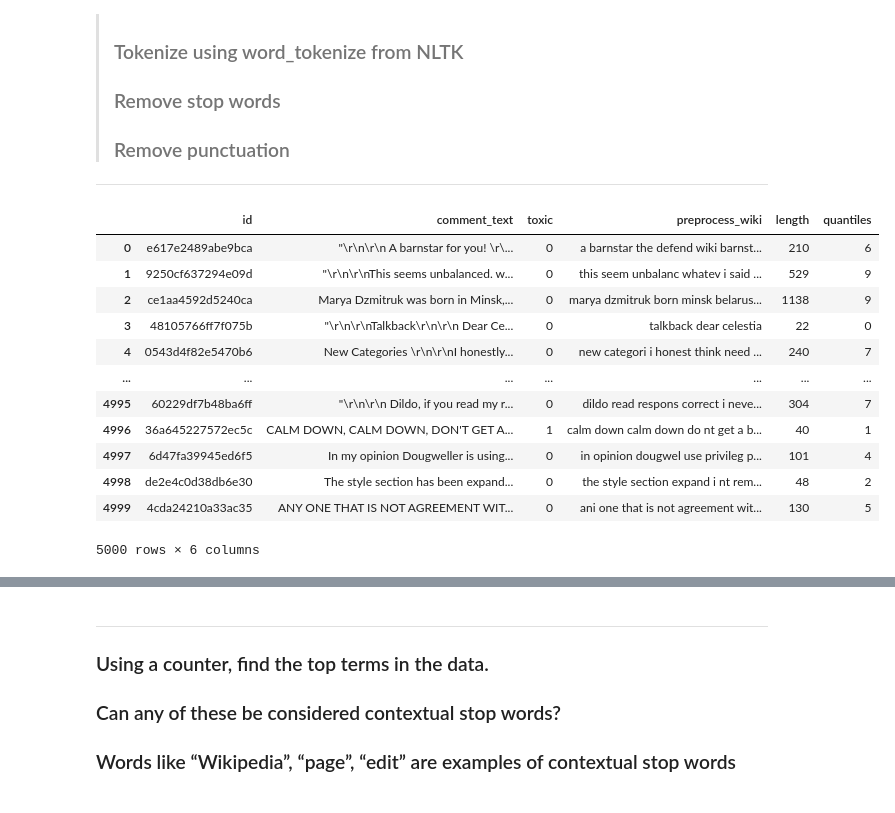
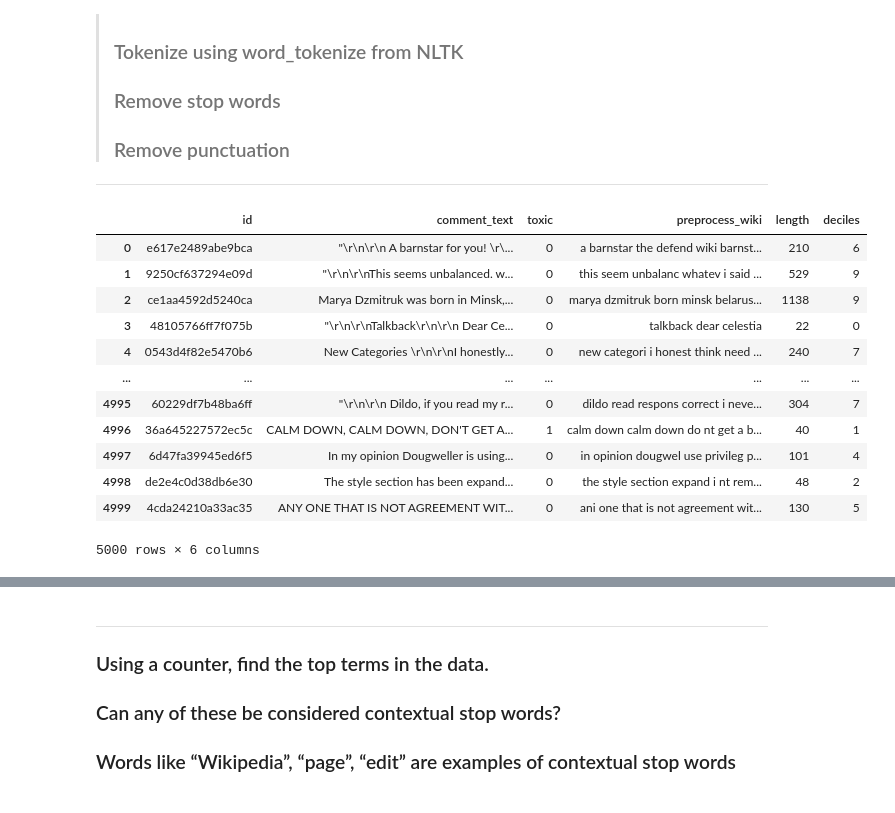
Before and after one commit to vikassharma555/Assignments, a Jupyter notebook: Proj_Wiki_Toxicity/Wiki_Toxicity_Anaysis.ipynb, the cells around one changed output, grey strips where cells are left out. Cells and saved outputs as stored; diff of their text form; code cells hidden in the pictures.

```diff
--- a/Proj_Wiki_Toxicity/Wiki_Toxicity_Anaysis.ipynb
+++ b/Proj_Wiki_Toxicity/Wiki_Toxicity_Anaysis.ipynb
@@ -492,14 +469,14 @@ Name: toxic, dtype: int64
 # %%
 # add more items to stop words...common words to remove
 for x in range(ord('b'), ord('z')+1):
     stop_words.add(chr(x))
 
 wiki['preprocess_wiki'] = wiki['comment_text'].apply(preprocess_Wiki, args=(stop_words,))
 wiki['length'] = wiki['preprocess_wiki'].apply(len)
-wiki['quantiles'] = pd.qcut(wiki.length, np.arange(0, 1.1, 0.1), labels=np.arange(0,10,1).astype(str))
+wiki['deciles'] = pd.qcut(wiki.length, np.arange(0, 1.1, 0.1), labels=np.arange(0,10,1).astype(str))
 wiki
 # %% [output]
-|  | id | comment_text | toxic | preprocess_wiki | length | quantiles |
+|  | id | comment_text | toxic | preprocess_wiki | length | deciles |
 | 0 | e617e2489abe9bca | "\r\n\r\n A barnstar for you! \r\... | 0 | a barnstar the defend wiki barnst... | 210 | 6 |
 | 1 | 9250cf637294e09d | "\r\n\r\nThis seems unbalanced. w... | 0 | this seem unbalanc whatev i said ... | 529 | 9 |
 | 2 | ce1aa4592d5240ca | Marya Dzmitruk was born in Minsk,... | 0 | marya dzmitruk born minsk belarus... | 1138 | 9 |
```
Also changed, not shown: parts of 29 cells of this notebook.
